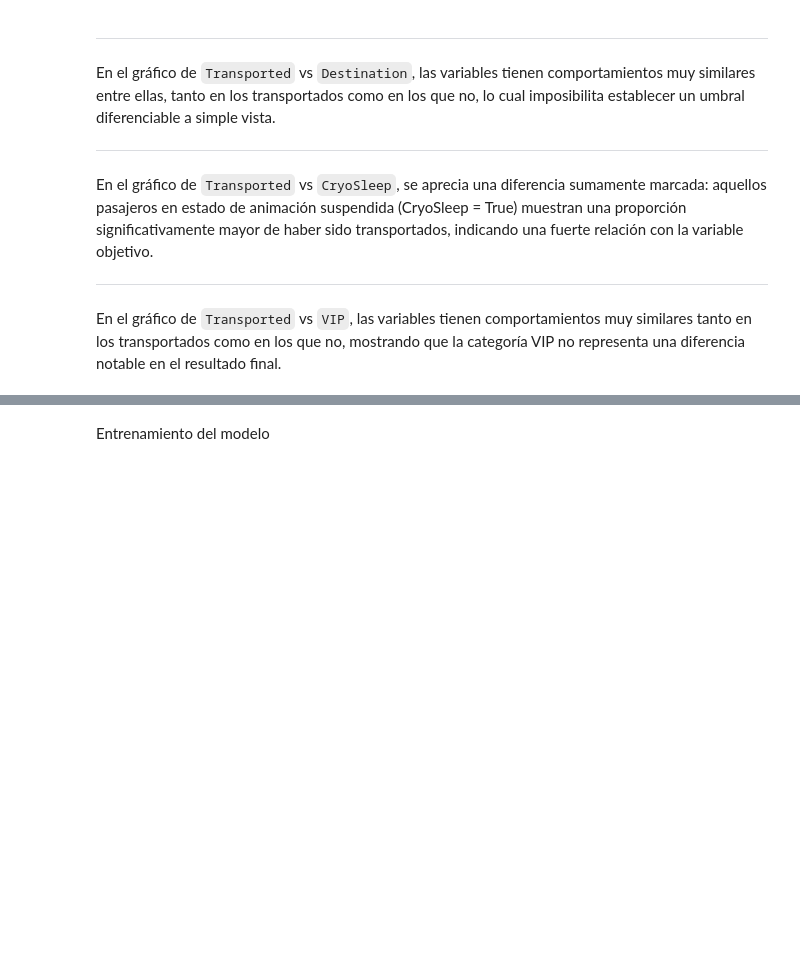
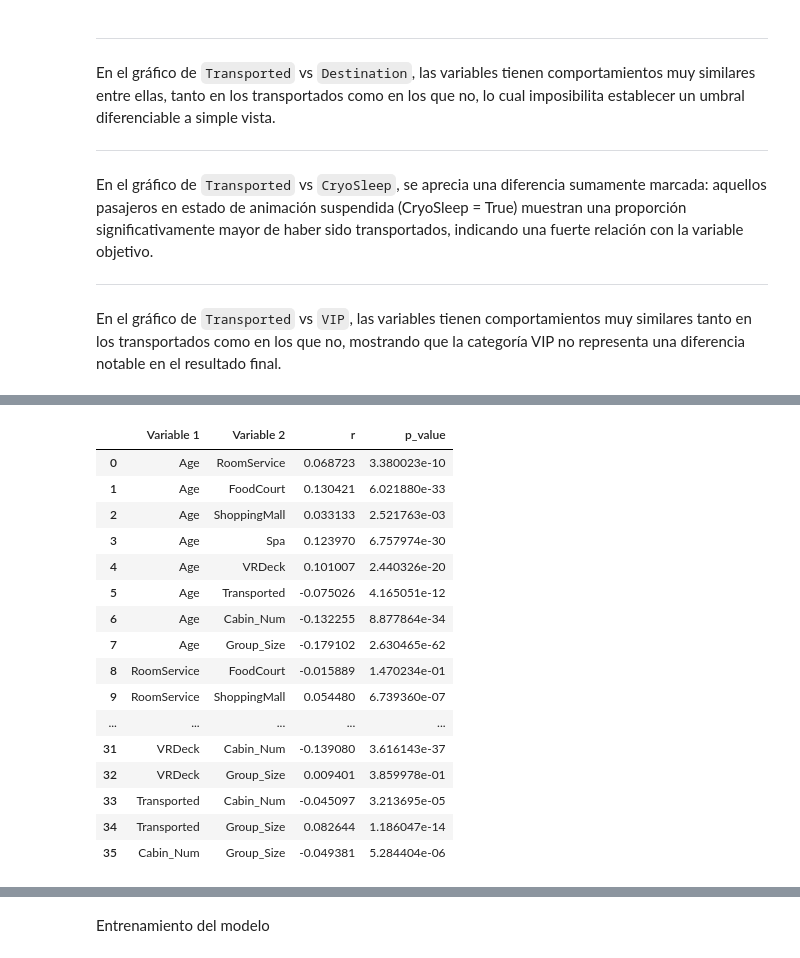
Before and after one commit to Sam-eb/Modelos-1-2026-2, a Jupyter notebook: Proyecto_Modelos_1.ipynb, the cells around one changed output, grey strips where cells are left out. Cells and saved outputs as stored; diff of their text form; code cells hidden in the pictures; blank space fills up the shorter version.

```diff
--- a/Proyecto_Modelos_1.ipynb
+++ b/Proyecto_Modelos_1.ipynb
@@ -178,0 +275,31 @@ Se utilizará un umbral de correlación en $|r| \ge 0.2$ porque con un dataset d
+# %%
+cols_numericas = data_set._get_numeric_data().columns
+
+resultados = []
+for i, col1 in enumerate(cols_numericas):
+    for col2 in cols_numericas[i+1:]:
+        datos = data_set[[col1, col2]].dropna()
+        if len(datos) > 1:
+            r, p = scipy.stats.pearsonr(datos[col1], datos[col2])
+            resultados.append({'Variable 1': col1, 'Variable 2': col2, 'r': r, 'p_value': p})
+
+resultados_df = pd.DataFrame(resultados)
+display(resultados_df)
+# %% [output]
+|  | Variable 1 | Variable 2 | r | p_value |
+| 0 | Age | RoomService | 0.068723 | 3.380023e-10 |
+| 1 | Age | FoodCourt | 0.130421 | 6.021880e-33 |
+| 2 | Age | ShoppingMall | 0.033133 | 2.521763e-03 |
+| 3 | Age | Spa | 0.123970 | 6.757974e-30 |
+| 4 | Age | VRDeck | 0.101007 | 2.440326e-20 |
+| 5 | Age | Transported | -0.075026 | 4.165051e-12 |
+| 6 | Age | Cabin_Num | -0.132255 | 8.877864e-34 |
+| 7 | Age | Group_Size | -0.179102 | 2.630465e-62 |
+| 8 | RoomService | FoodCourt | -0.015889 | 1.470234e-01 |
+| 9 | RoomService | ShoppingMall | 0.054480 | 6.739360e-07 |
+| ... | ... | ... | ... | ... |
+| 31 | VRDeck | Cabin_Num | -0.139080 | 3.616143e-37 |
+| 32 | VRDeck | Group_Size | 0.009401 | 3.859978e-01 |
+| 33 | Transported | Cabin_Num | -0.045097 | 3.213695e-05 |
+| 34 | Transported | Group_Size | 0.082644 | 1.186047e-14 |
+| 35 | Cabin_Num | Group_Size | -0.049381 | 5.284404e-06 |
```
Also changed, not shown: parts of 56 cells of this notebook.
